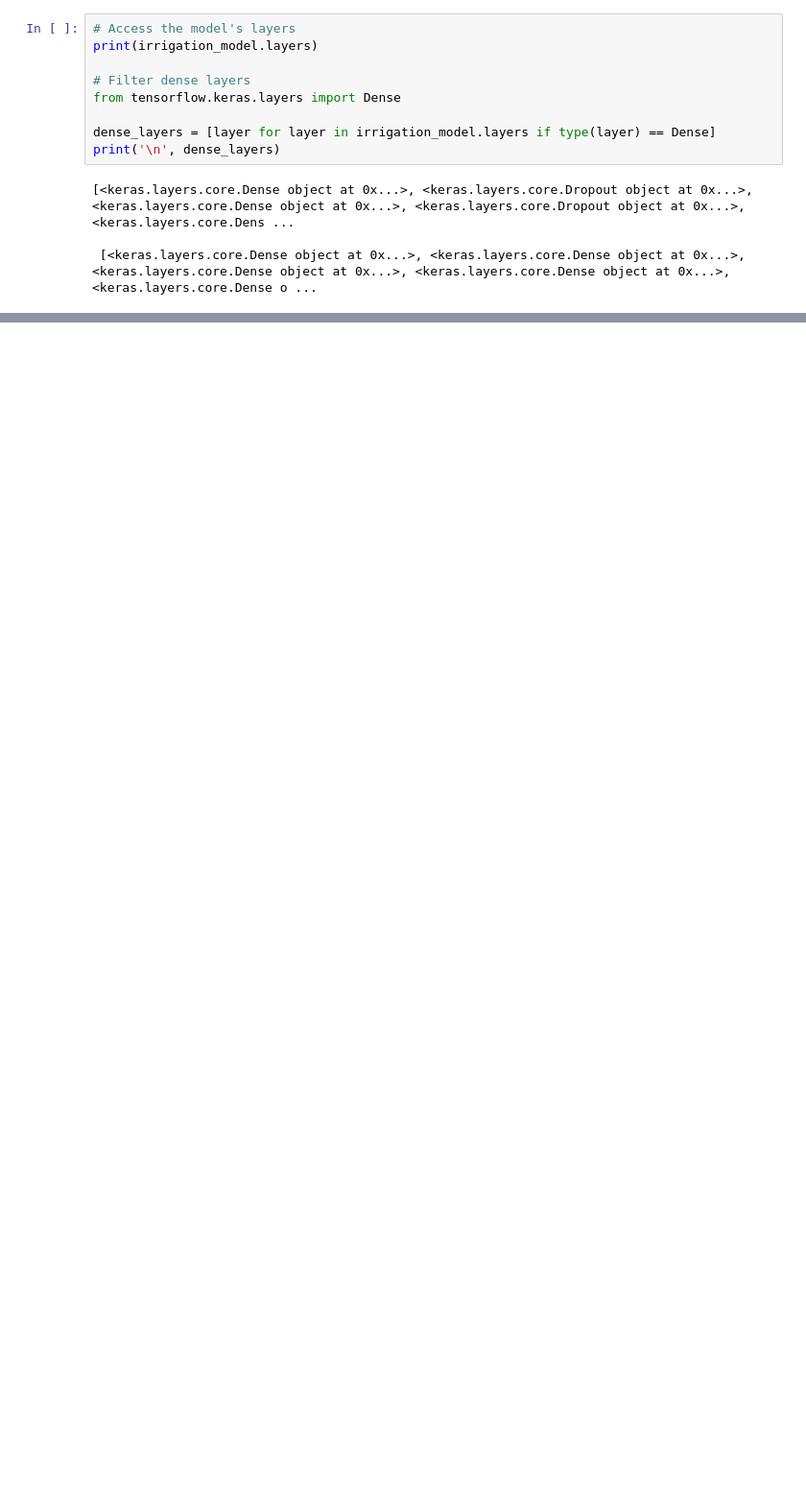
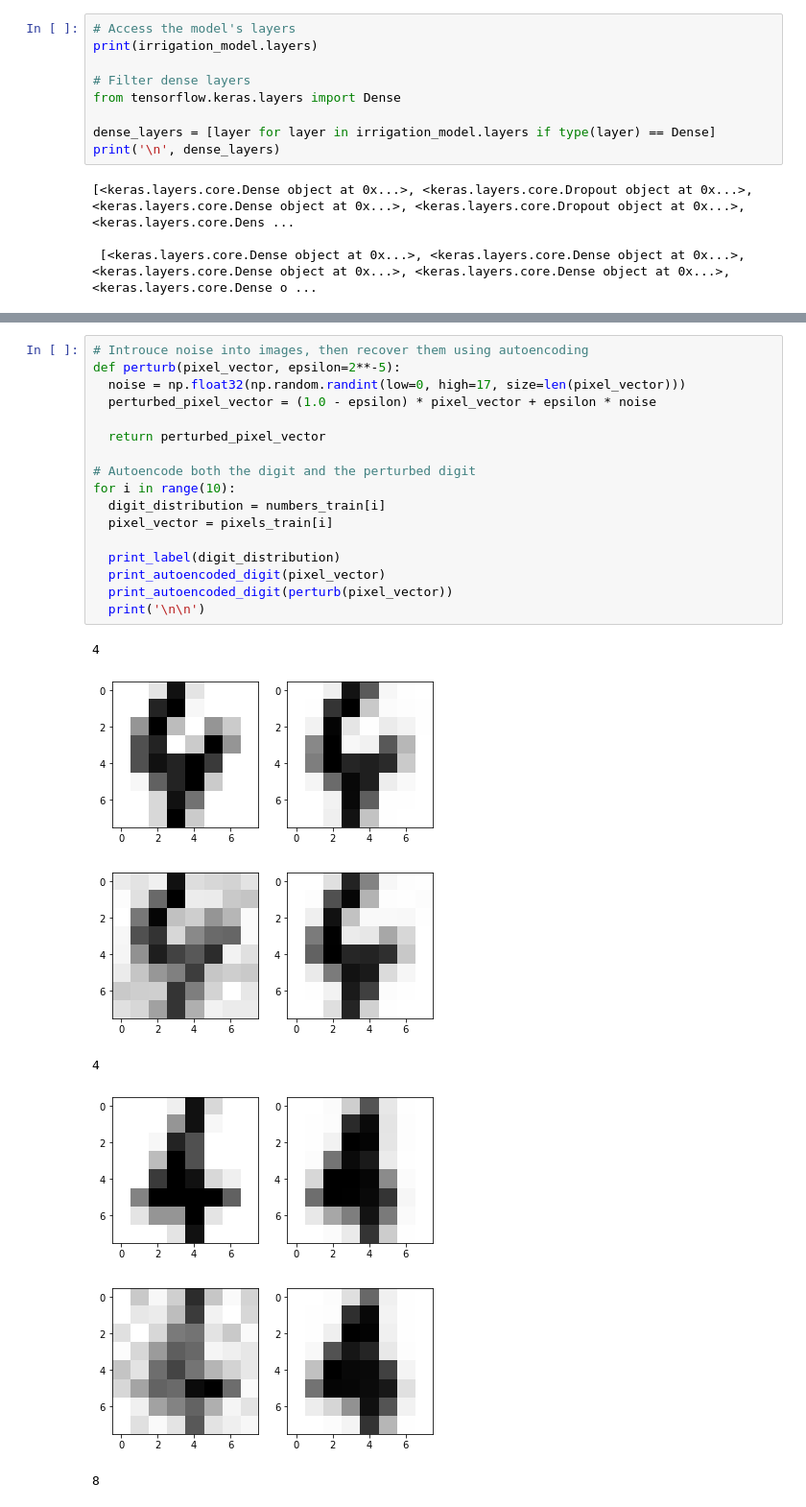
Before and after one commit to PabloBrianese/introduction-to-deep-learning, a Jupyter notebook: introduction-to-deep-learning-with-keras/chapter4.ipynb, the cells around one changed output, grey strips where cells are left out. Shown: that part at 96% size. Drawn from its saved outputs; the diff is of its cells as text; blank space fills up the shorter version.

```diff
--- a/introduction-to-deep-learning-with-keras/chapter4.ipynb
+++ b/introduction-to-deep-learning-with-keras/chapter4.ipynb
@@ -103,0 +231,25 @@ embedding_plot(prediction_steps, len(prediction_steps) * [parcels_train[:,2]], e
+# %%
+# Introuce noise into images, then recover them using autoencoding
+def perturb(pixel_vector, epsilon=2**-5):
+  noise = np.float32(np.random.randint(low=0, high=17, size=len(pixel_vector)))
+  perturbed_pixel_vector = (1.0 - epsilon) * pixel_vector + epsilon * noise
+
+  return perturbed_pixel_vector
+
+# Autoencode both the digit and the perturbed digit
+for i in range(10):
+  digit_distribution = numbers_train[i]
+  pixel_vector = pixels_train[i]
+
+  print_label(digit_distribution)
+  print_autoencoded_digit(pixel_vector)
+  print_autoencoded_digit(perturb(pixel_vector))
+  print('\n\n')
+# %% [output]
+4
+[figure, added]
+[figure, added]
+4
+[figure, added]
+[figure, added]
+8
```
Also changed, not shown: parts of 25 cells of this notebook, 5 other files.
